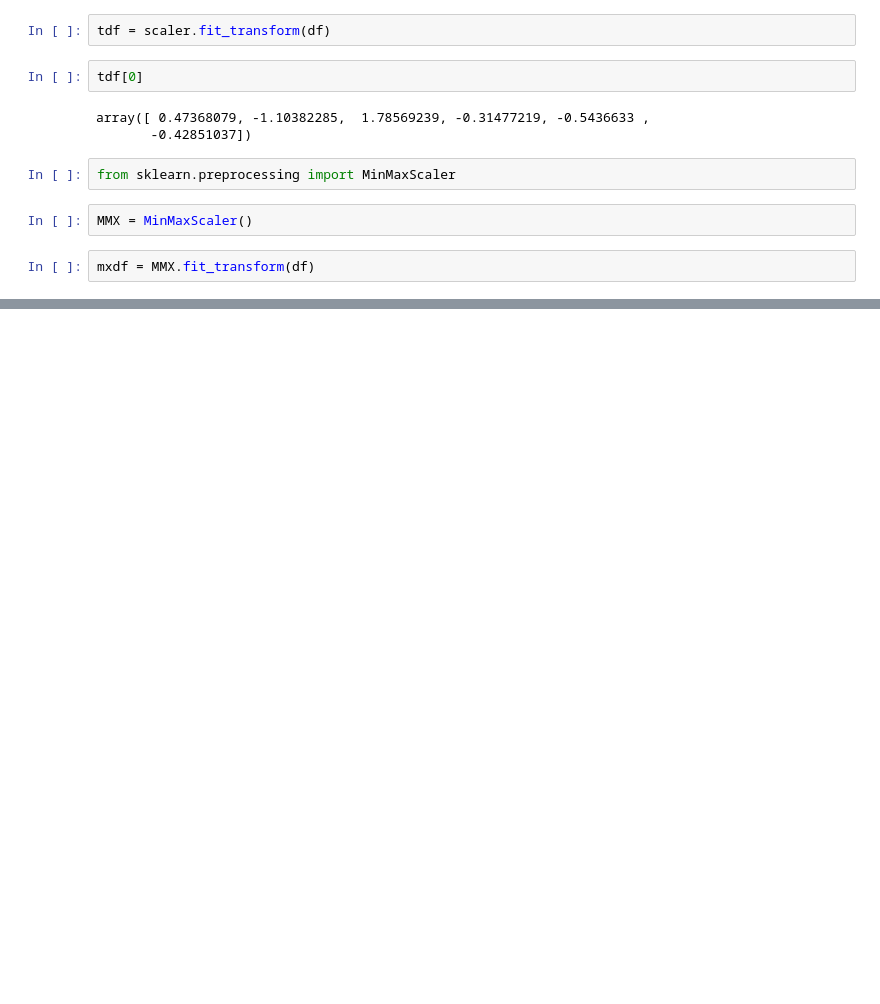
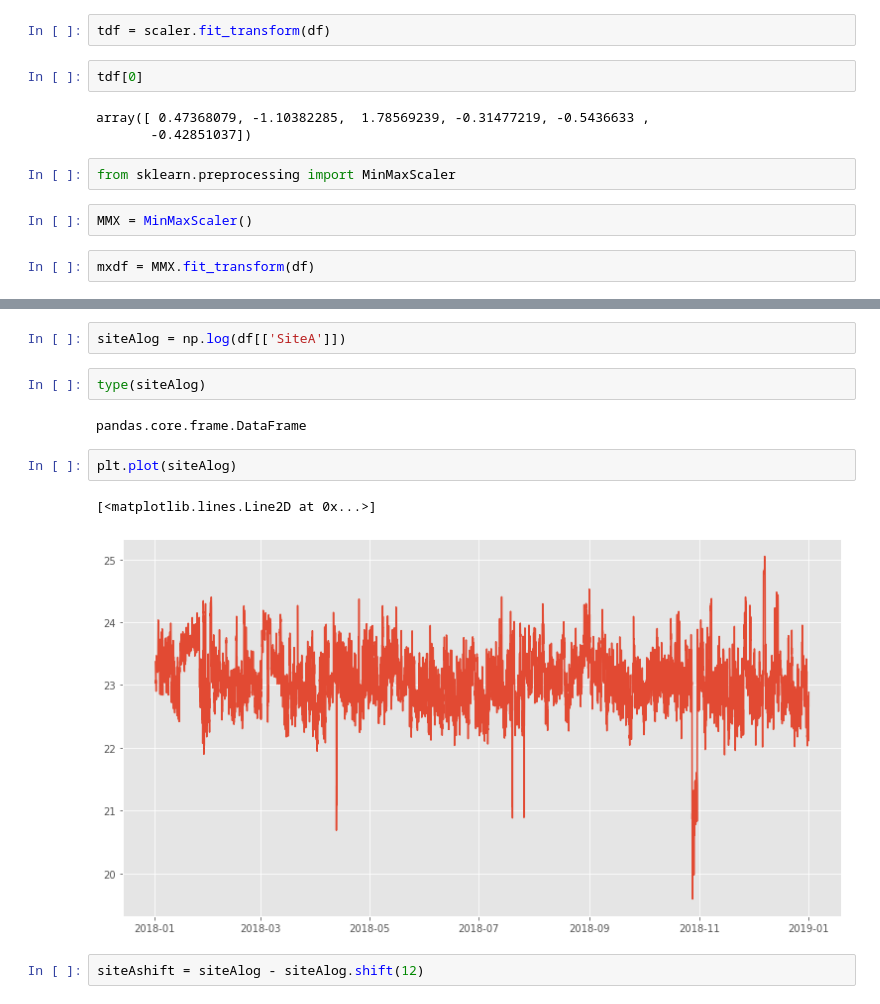
Before and after one commit to abidshafee/autoML-tsModel, a Jupyter notebook: AutoML_ts_Model.ipynb, the cells around one changed output, grey strips where cells are left out. Drawn from its saved outputs; the diff is of its cells as text; blank space fills up the shorter version.

```diff
--- a/AutoML_ts_Model.ipynb
+++ b/AutoML_ts_Model.ipynb
@@ -223,0 +226,13 @@ mxdf = MMX.fit_transform(df)
+# %%
+siteAlog = np.log(df[['SiteA']])
+# %%
+type(siteAlog)
+# %% [output]
+pandas.core.frame.DataFrame
+# %%
+plt.plot(siteAlog)
+# %% [output]
+[<matplotlib.lines.Line2D at 0x...>]
+[figure, added]
+# %%
+siteAshift = siteAlog - siteAlog.shift(12)
```
Also changed, not shown: parts of 13 cells of this notebook.
